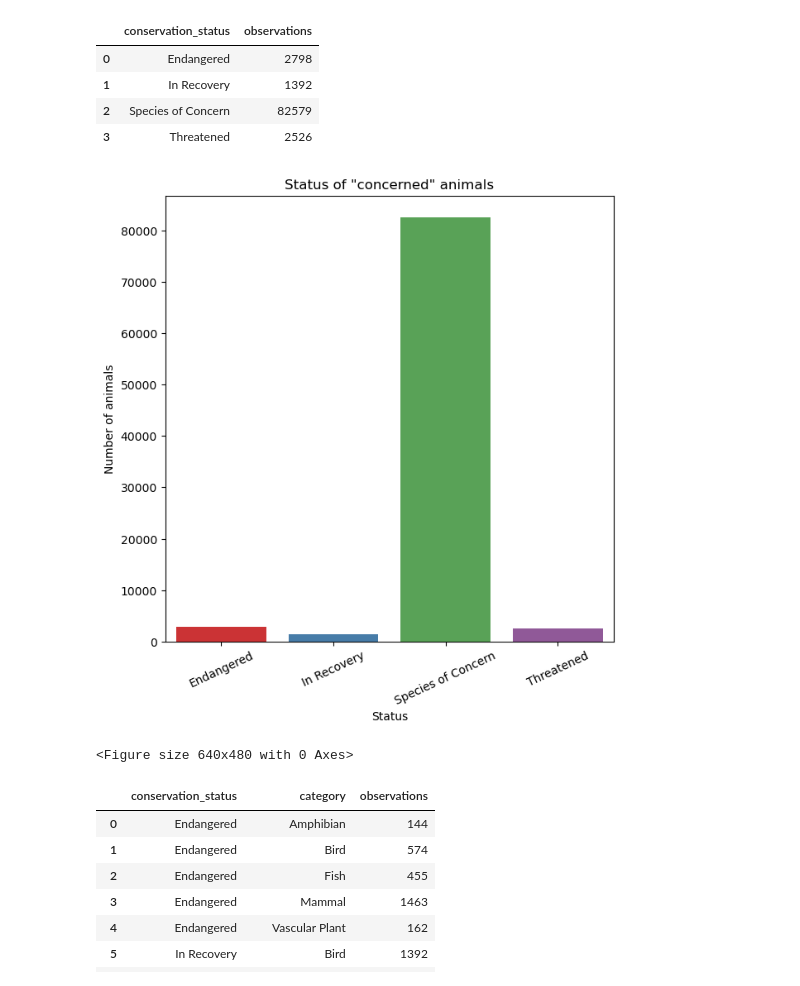
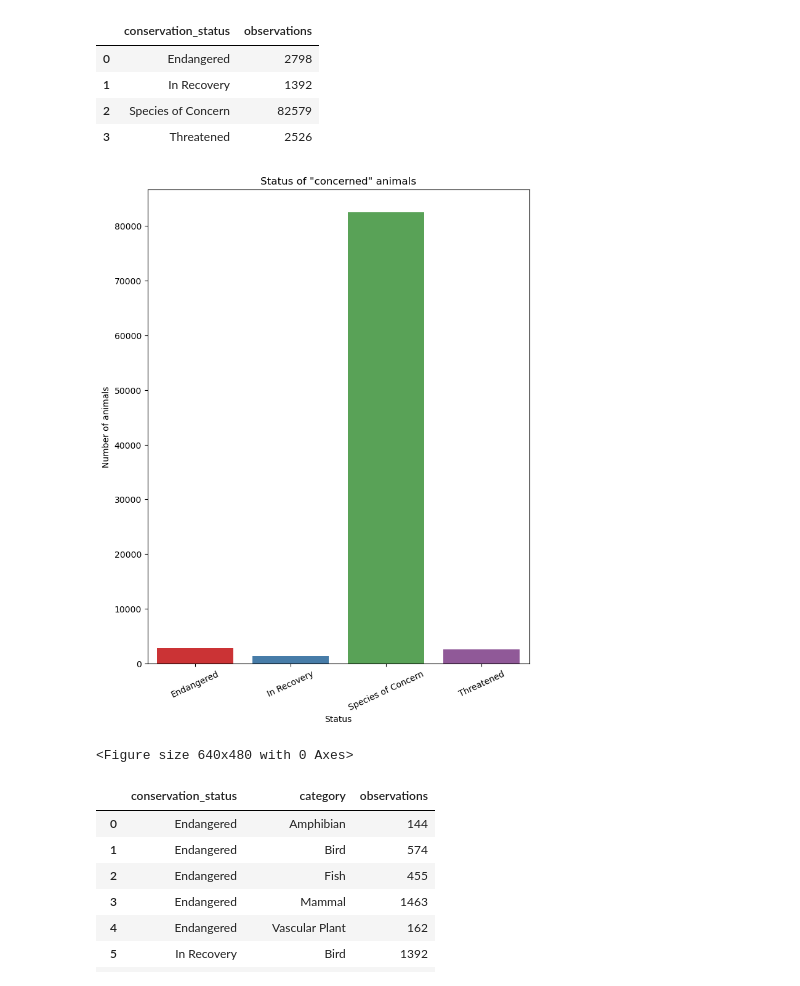
Before and after one commit to LiZoMark841619/Biodiversity_Project, a Jupyter notebook: biodiversity_starter/biodiversity.ipynb, the cells around one changed output. Saved outputs shown, nothing was run; the diff lists cells and outputs as text; code cells hidden in the pictures.

```diff
--- a/biodiversity_starter/biodiversity.ipynb
+++ b/biodiversity_starter/biodiversity.ipynb
@@ -471,17 +473,17 @@ grouped_conserv
 | 2 | Species of Concern | 82579 |
 | 3 | Threatened | 2526 |
 # %%
-plt.figure(figsize=[7,7])
+plt.figure(figsize=[8,10])
 sns.barplot(x='conservation_status', y='observations', data=grouped_conserv)
 plt.title('Status of "concerned" animals')
 plt.xlabel('Status')
 plt.ylabel('Number of animals')
 plt.xticks(rotation=25)
 plt.savefig('bar_status_concerned.png')
 plt.show()
 plt.clf()
 # %% [output]
-[figure, old version]
+[figure, new version]
 <Figure size 640x480 with 0 Axes>
 # %%
 grouped_more = newdf_values[['conservation_status', 'category', 'observations']].groupby(['conservation_status', 'category']).sum().reset_index()
```
Also changed, not shown: parts of 4 cells of this notebook, 7 other files.
